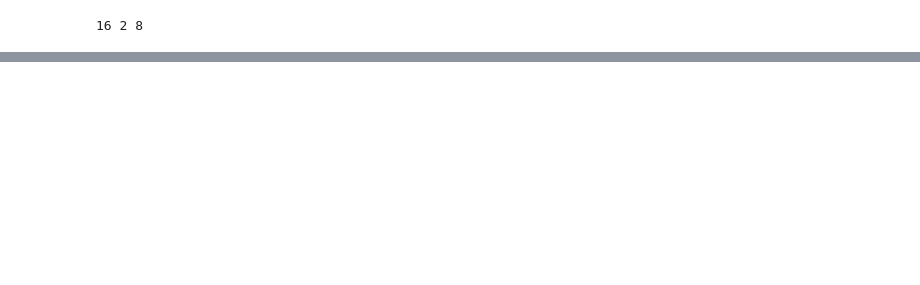
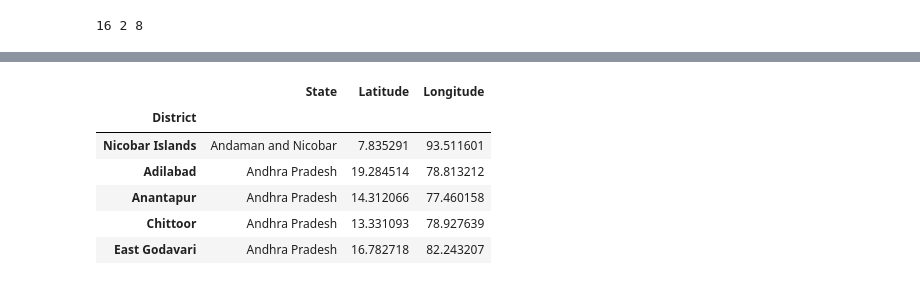
Before and after one commit to flmuk/TumAI-2021-Enactus, a Jupyter notebook: dataprep.ipynb, the cells around one changed output, grey strips where cells are left out. Saved outputs shown, nothing was run; the diff lists cells and outputs as text; code cells hidden in the pictures; blank space fills up the shorter version.

```diff
--- a/dataprep.ipynb
+++ b/dataprep.ipynb
@@ -360,0 +417,8 @@ end_df_eff["dist"]
+# %%
+#remove doubles
+excluded['Pashchim Singhbhum'] = most_similar['Pashchim Singhbhum']
+excluded['Purba Singhbhum'] = most_similar['Purba Singhbhum']
+most_similar.pop('Pashchim Singhbhum')
+most_similar.pop('Purba Singhbhum')
+excluded['The Dangs'] = most_similar['The Dangs']
+most_similar.pop('The Dangs')
@@ -360,0 +431,11 @@ end_df_eff["dist"]
+# %%
+#this is what we will add to the match_centroidtoendDf
+
+print(len(match_centroidtoendDf)+len(most_similar))
+cleaned_most_similar = {}
+for key in most_similar.keys():
+    cleaned_most_similar[key] = most_similar[key][0]
+
+#now join match_centroidtoendDf with cleaned_most_similar
+final_map_centroid_to_endDf = {**match_centroidtoendDf,**cleaned_most_similar}
+len(final_map_centroid_to_endDf)
@@ -360,0 +508,10 @@ end_df_eff["dist"]
+# %%
+final_centroid_dist.head()
+# %% [output]
+|  | State | Latitude | Longitude |
+| District |  |  |  |
+| Nicobar Islands | Andaman and Nicobar | 7.835291 | 93.511601 |
+| Adilabad | Andhra Pradesh | 19.284514 | 78.813212 |
+| Anantapur | Andhra Pradesh | 14.312066 | 77.460158 |
+| Chittoor | Andhra Pradesh | 13.331093 | 78.927639 |
+| East Godavari | Andhra Pradesh | 16.782718 | 82.243207 |
```
Also changed, not shown: parts of 62 cells of this notebook, 1 other file.
